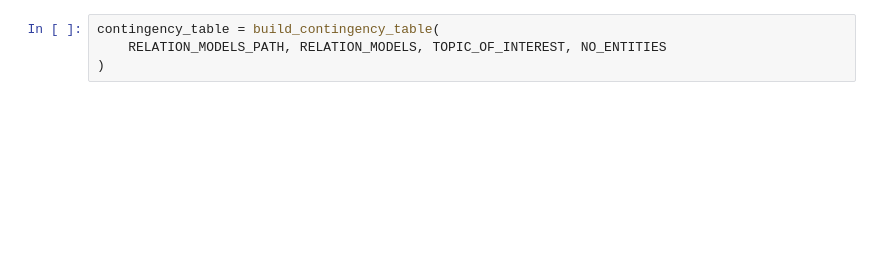
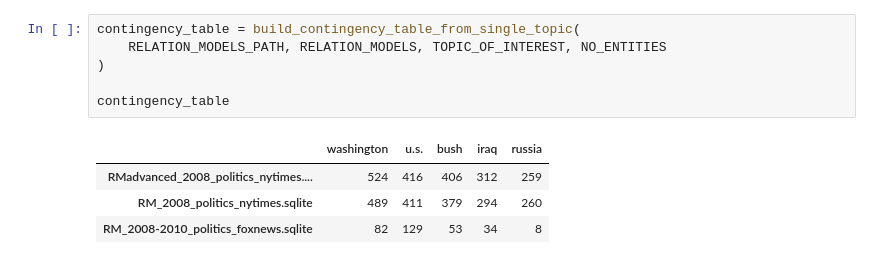
Before and after one commit to the-banandit/OmissionOrCommission, a Jupyter notebook: compareNewspapers.ipynb, the cells around one changed output. Drawn from its saved outputs; the diff is of its cells as text; blank space fills up the shorter version.

```diff
--- a/compareNewspapers.ipynb
+++ b/compareNewspapers.ipynb
@@ -89,8 +102,14 @@ def build_contingency_table(
 # %% [output]
 [interactive output not drawn]
 # %%
-contingency_table = build_contingency_table(
+contingency_table = build_contingency_table_from_single_topic(
     RELATION_MODELS_PATH, RELATION_MODELS, TOPIC_OF_INTEREST, NO_ENTITIES
 )
+
+contingency_table
 # %% [output]
+|  | washington | u.s. | bush | iraq | russia |
+| RMadvanced_2008_politics_nytimes.... | 524 | 416 | 406 | 312 | 259 |
+| RM_2008_politics_nytimes.sqlite | 489 | 411 | 379 | 294 | 260 |
+| RM_2008-2010_politics_foxnews.sqlite | 82 | 129 | 53 | 34 | 8 |
 [interactive output not drawn]
```
Also changed, not shown: parts of 8 cells of this notebook.
